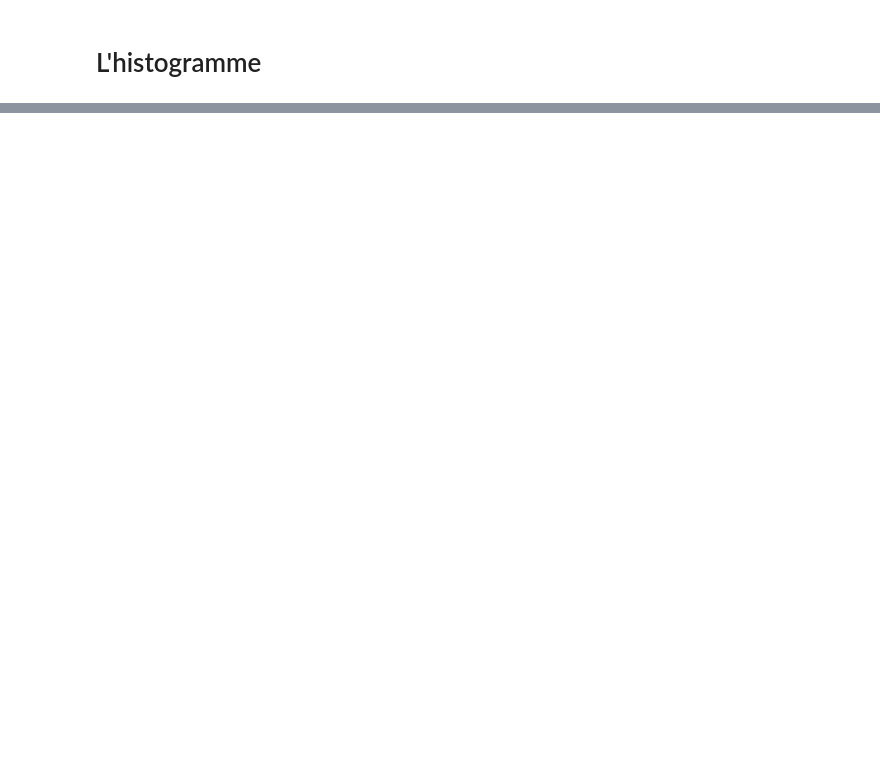
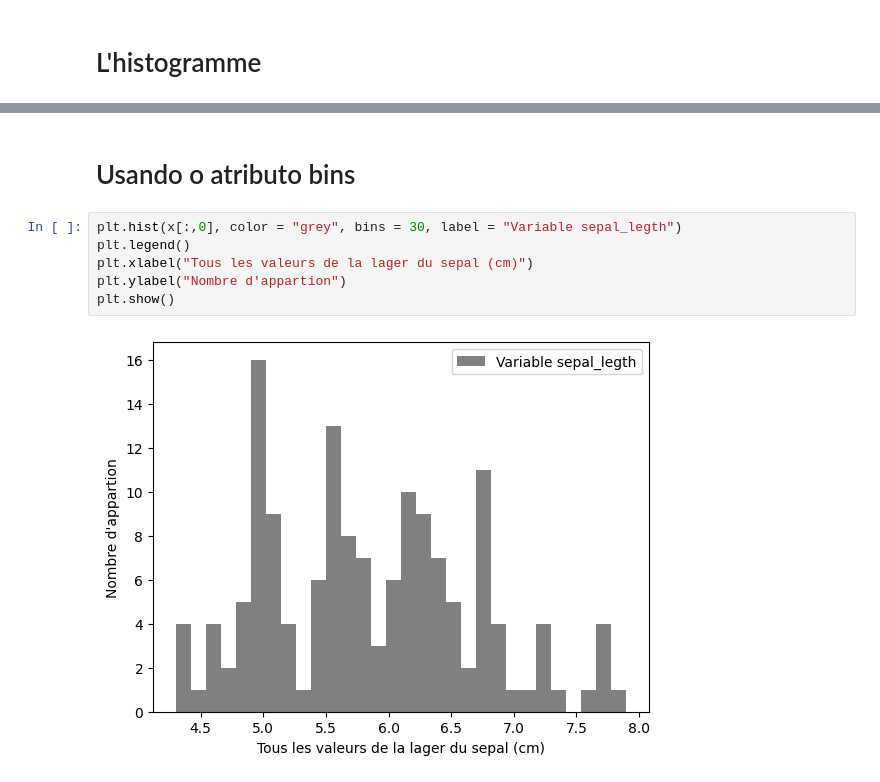
Before and after one commit to kingsonPaxe/Mes-Formation-de-Python-Special-Machine-Learning, a Jupyter notebook: leçon15 - Graphiques importantes!/Leçon avec machinelearnia.ipynb, the cells around one changed output, grey strips where cells are left out. Drawn from its saved outputs; the diff is of its cells as text; blank space fills up the shorter version.

```diff
--- a/leçon15 - Graphiques importantes!/Leçon avec machinelearnia.ipynb
+++ b/leçon15 - Graphiques importantes!/Leçon avec machinelearnia.ipynb
@@ -225,0 +300,10 @@ plt.show()
+# %% [markdown]
+# Usando o atributo bins
+# %%
+plt.hist(x[:,0], color = "grey", bins = 30, label = "Variable sepal_legth")
+plt.legend()
+plt.xlabel("Tous les valeurs de la lager du sepal (cm)")
+plt.ylabel("Nombre d'appartion")
+plt.show()
+# %% [output]
+[figure, added]
```
Also changed, not shown: parts of 44 cells of this notebook, 6 other files.
